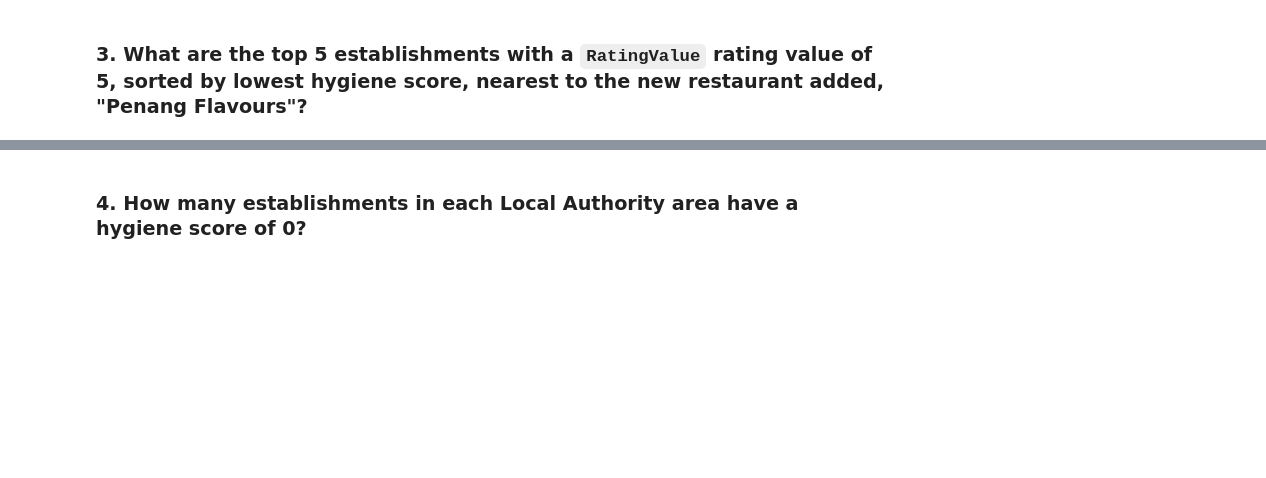
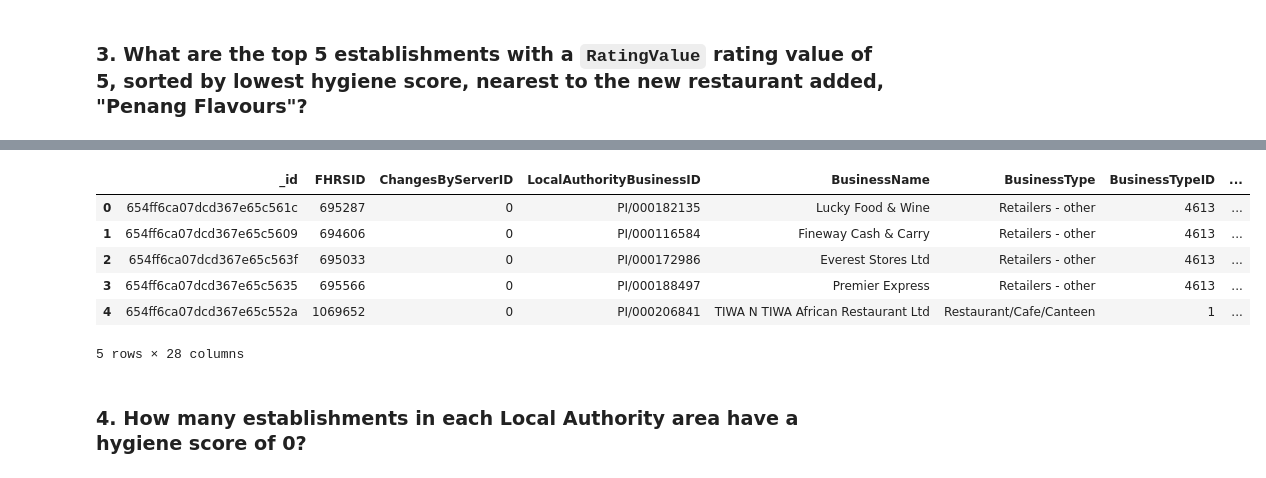
Before and after one commit to cecilializcano/nosql-challenge, a Jupyter notebook: NoSQL_analysis_starter.ipynb, the cells around one changed output, grey strips where cells are left out. Saved outputs shown, nothing was run; the diff lists cells and outputs as text; code cells hidden in the pictures; blank space fills up the shorter version.

```diff
--- a/NoSQL_analysis_starter.ipynb
+++ b/NoSQL_analysis_starter.ipynb
@@ -64,10 +155,19 @@ query =
 # Sort by hygiene score
 
 degree_search = 0.01
-latitude =
-longitude =
+longitude= 0.08384000
+latitude = 51.49014200
+limit=5
+query = {"RatingValue": 5,
+        '$and': [{
+                "geocode.latitude": {"$lte": latitude+degree_search,"$gte": latitude-degree_search},
+                "geocode.longitude": {"$lte": longitude+degree_search,"$gte": longitude-degree_search}
+                    }]
+        }
 
-query =
-sort =
+sort =  [('scores.Hygiene' , -1)]
 
+
+results=list(establishments.find(query).sort(sort).limit(limit))
 # Print the results
+pprint(results)
@@ -74,5 +192,15 @@ sort =
 # %%
 # Convert result to Pandas DataFrame
+df=pd.DataFrame(results)
+df
+# %% [output]
+|  | _id | FHRSID | ChangesByServerID | LocalAuthorityBusinessID | BusinessName | BusinessType | BusinessTypeID | ... |
+| 0 | 654ff6ca07dcd367e65c561c | 695287 | 0 | PI/000182135 | Lucky Food & Wine | Retailers - other | 4613 | ... |
+| 1 | 654ff6ca07dcd367e65c5609 | 694606 | 0 | PI/000116584 | Fineway Cash & Carry | Retailers - other | 4613 | ... |
+| 2 | 654ff6ca07dcd367e65c563f | 695033 | 0 | PI/000172986 | Everest Stores Ltd | Retailers - other | 4613 | ... |
+| 3 | 654ff6ca07dcd367e65c5635 | 695566 | 0 | PI/000188497 | Premier Express | Retailers - other | 4613 | ... |
+| 4 | 654ff6ca07dcd367e65c552a | 1069652 | 0 | PI/000206841 | TIWA N TIWA African Restaurant Ltd | Restaurant/Cafe/Canteen | 1 | ... |
+5 rows × 28 columns
 # %% [markdown]
 ### 4. How many establishments in each Local Authority area have a hygiene score of 0?
 # %%
```
Also changed, not shown: parts of 10 cells of this notebook.
